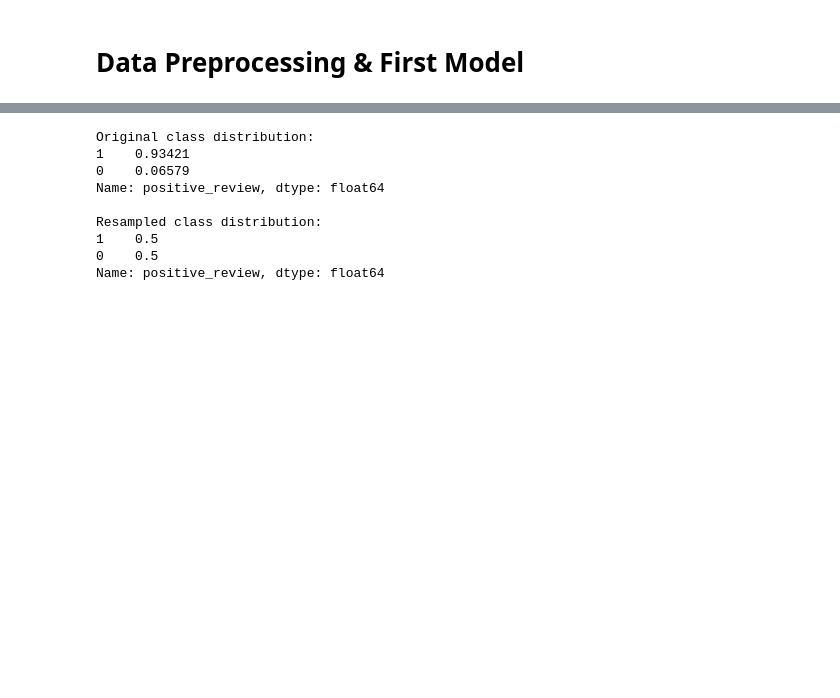
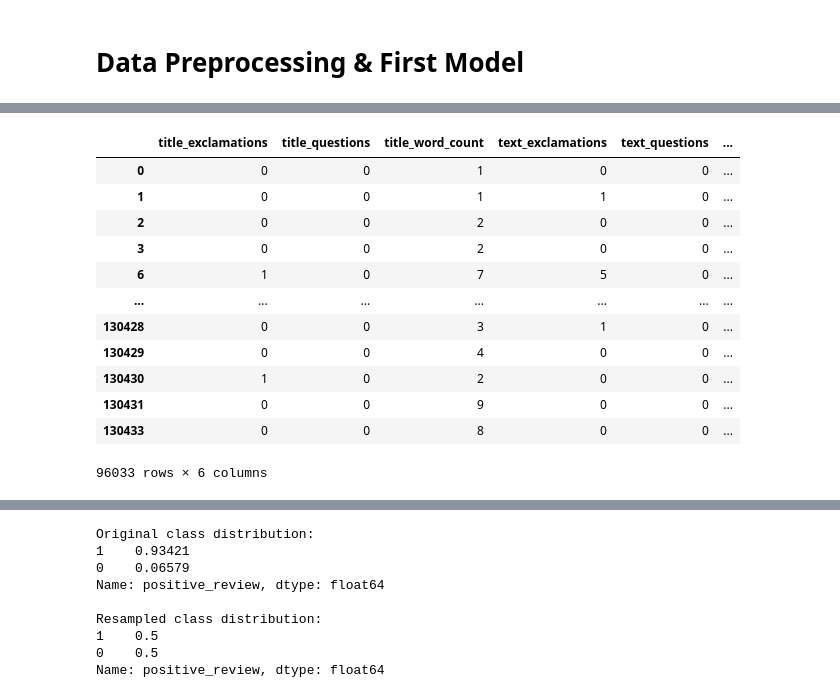
Before and after one commit to EddieJ03/Amazon-Reviews-Project, a Jupyter notebook: DataCleaning.ipynb, the cells around one changed output, grey strips where cells are left out. Drawn from its saved outputs; the diff is of its cells as text; code cells hidden in the pictures; blank space fills up the shorter version.

```diff
--- a/DataCleaning.ipynb
+++ b/DataCleaning.ipynb
@@ -252,0 +269,16 @@ X, y = prepare_features(processed_df)
+# %%
+X
+# %% [output]
+|  | title_exclamations | title_questions | title_word_count | text_exclamations | text_questions | ... |
+| 0 | 0 | 0 | 1 | 0 | 0 | ... |
+| 1 | 0 | 0 | 1 | 1 | 0 | ... |
+| 2 | 0 | 0 | 2 | 0 | 0 | ... |
+| 3 | 0 | 0 | 2 | 0 | 0 | ... |
+| 6 | 1 | 0 | 7 | 5 | 0 | ... |
+| ... | ... | ... | ... | ... | ... | ... |
+| 130428 | 0 | 0 | 3 | 1 | 0 | ... |
+| 130429 | 0 | 0 | 4 | 0 | 0 | ... |
+| 130430 | 1 | 0 | 2 | 0 | 0 | ... |
+| 130431 | 0 | 0 | 9 | 0 | 0 | ... |
+| 130433 | 0 | 0 | 8 | 0 | 0 | ... |
+96033 rows × 6 columns
```
Also changed, not shown: parts of 9 cells of this notebook.
